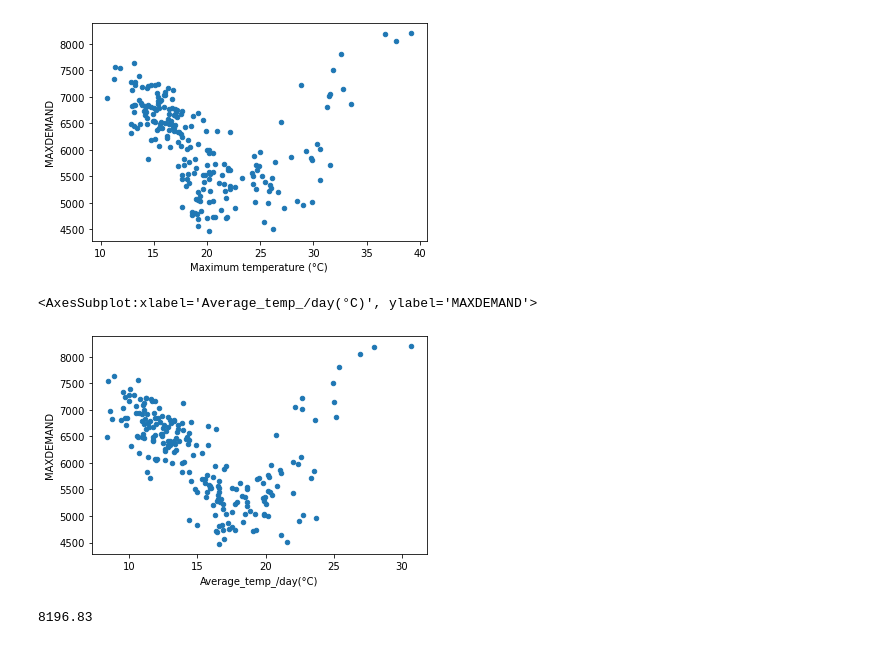
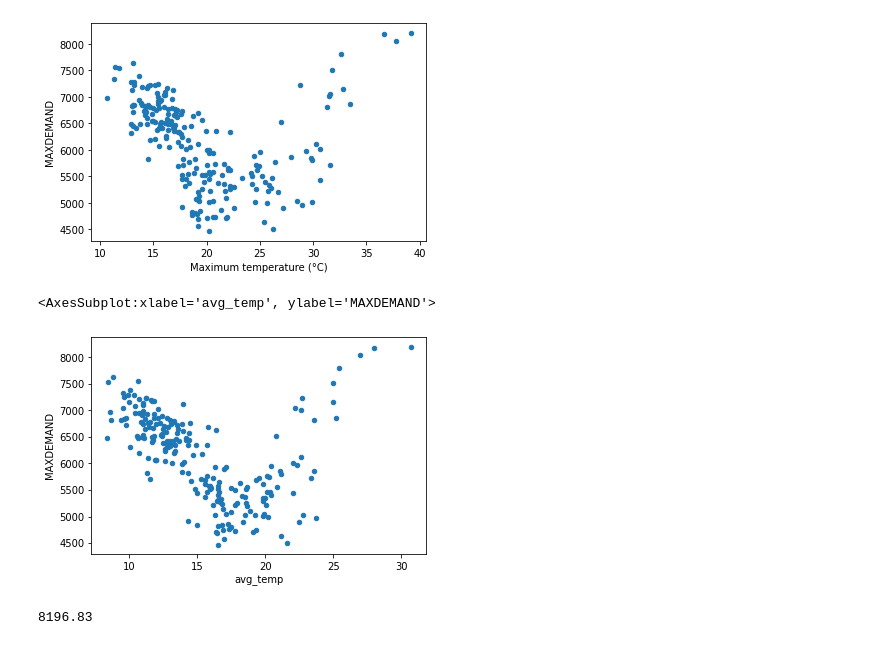
Before and after one commit to smbayat11/Assignment2_Group9, a Jupyter notebook: A2-Group9_2_metafile.ipynb, the cells around one changed output. Drawn from its saved outputs; the diff is of its cells as text; code cells hidden in the pictures.

```diff
--- a/A2-Group9_2_metafile.ipynb
+++ b/A2-Group9_2_metafile.ipynb
@@ -195,4 +129,0 @@ Data_p
-# %%
-# convert the date into datetime format
-Data_p["Date"]= pd.to_datetime(Data_p["Date"])
-Data_p["Date"]
@@ -228,4 +129,0 @@ Data_p
-# %%
-# convert the date into datetime format
-Data_p["Date"]= pd.to_datetime(Data_p["Date"])
-Data_p["Date"]
@@ -342,0 +228,4 @@ display(MergeData.head())
+# %%
+col = MergeData.loc[:, "Minimum temperature (°C)":"Maximum temperature (°C)"]
+MergeData['avg_temp'] = col.mean(axis = 1)
+MergeData
@@ -471,7 +362,7 @@ myMin
 # 3 pm is the time that the temperature goes up in summer.Therefore this chart was plotted to give a random idea on energy demand.
 # %%
 col = MergeData.loc[:, "Minimum temperature (°C)":"Maximum temperature (°C)"]
-MergeData['Average_temp_/day(°C)'] = col.mean(axis = 1)
+MergeData['avg_temp'] = col.mean(axis = 1)
 MergeData
 # %% [output]
 |  | Date | Minimum temperature (°C) | Maximum temperature (°C) | Rainfall (mm) | Evaporation (mm) | ... |
@@ -500,9 +391,9 @@ MergeData.plot.scatter (x = 'Maximum temperature (°C)',
 <AxesSubplot:xlabel='Maximum temperature (°C)', ylabel='MAXDEMAND'>
 [figure]
 # %%
-MergeData.plot.scatter (x = 'Average_temp_/day(°C)',
+MergeData.plot.scatter (x = 'avg_temp',
                         y = 'MAXDEMAND')
 # %% [output]
-<AxesSubplot:xlabel='Average_temp_/day(°C)', ylabel='MAXDEMAND'>
+<AxesSubplot:xlabel='avg_temp', ylabel='MAXDEMAND'>
-[figure, old version]
+[figure, new version]
 # %%
```
Also changed, not shown: parts of 47 cells of this notebook.
